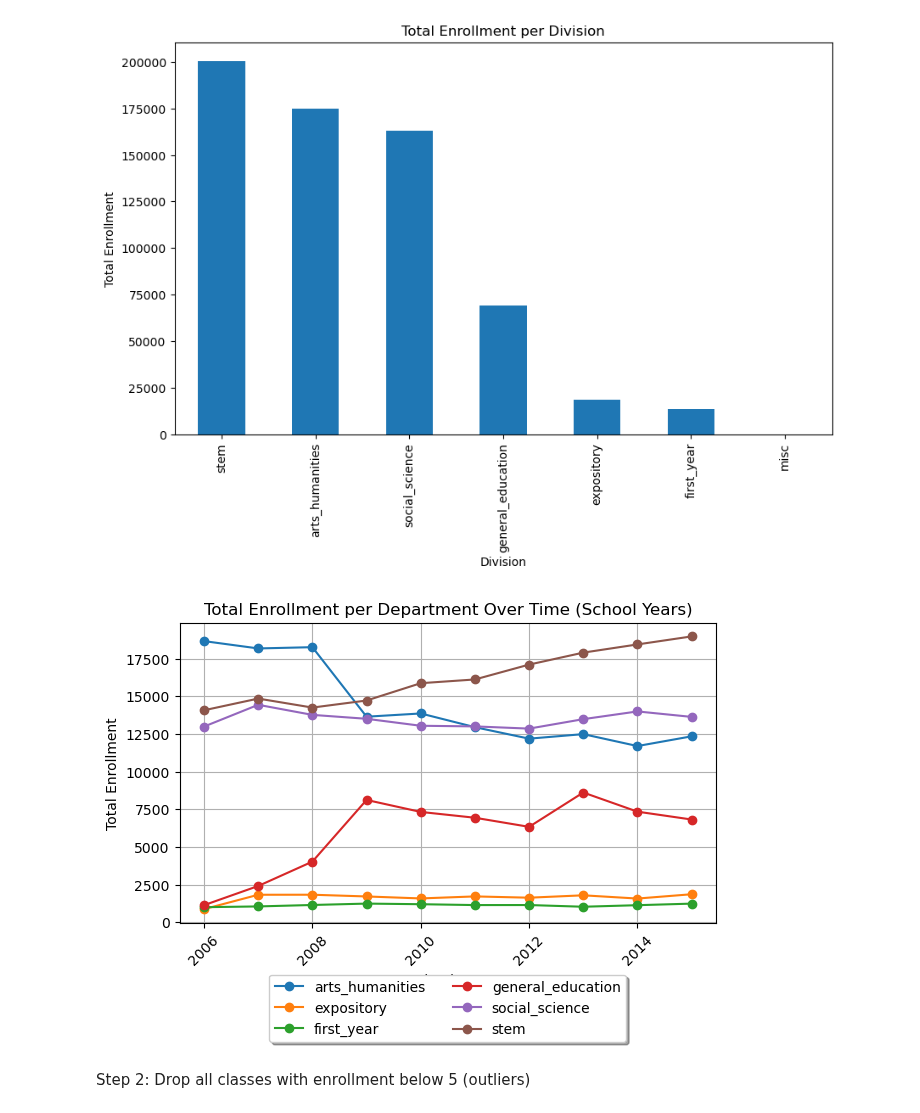
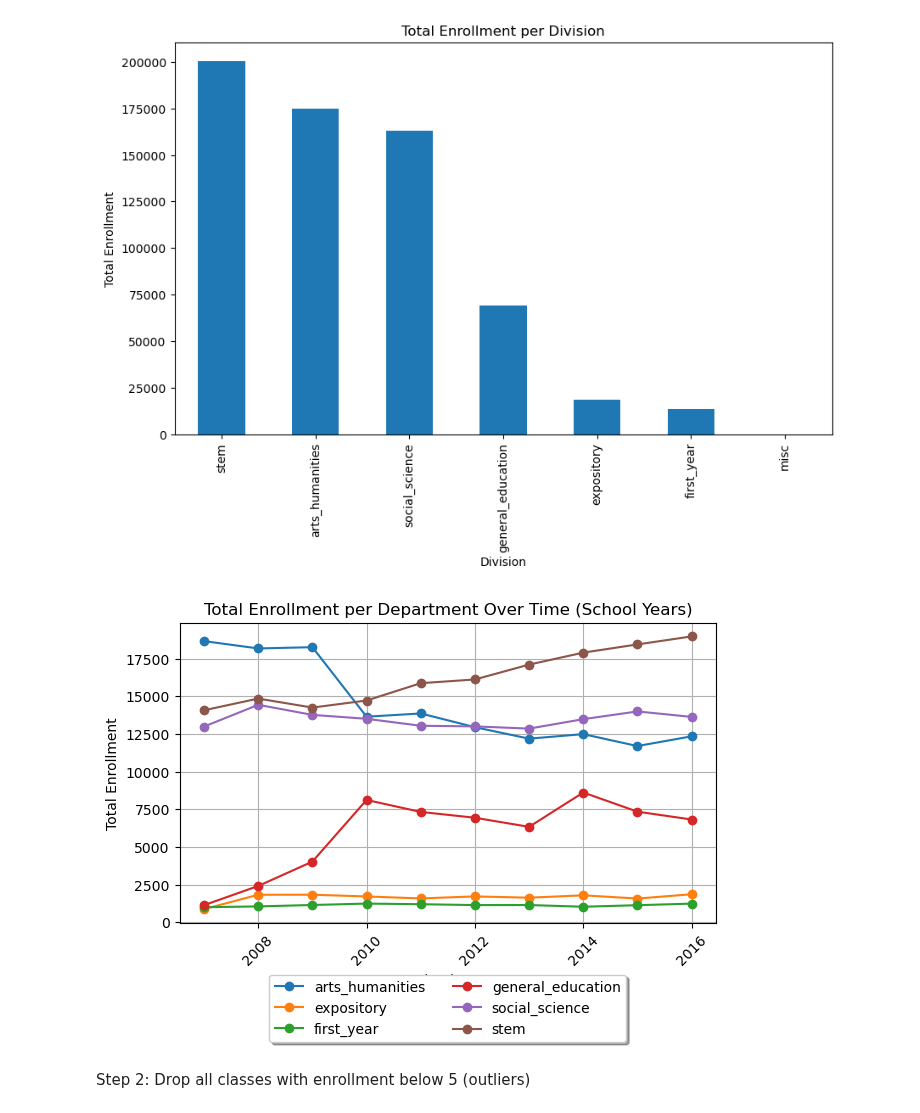
Before and after one commit to MattHAndrews/cs109a_final_project, a Jupyter notebook: Project.ipynb, the cells around one changed output. Cells and saved outputs as stored; diff of their text form; code cells hidden in the pictures.

```diff
--- a/Project.ipynb
+++ b/Project.ipynb
@@ -290,7 +290,7 @@ course_department_map = {
 df_copy["responses"] = pd.to_numeric(df_copy["responses"], errors='coerce', downcast='integer')
 
 df_copy['division'] = np.vectorize(course_department_map.get)(df_copy['department1'])
-df_copy['school_year'] = df_copy.apply(lambda row: str(row['year']) if row['term'] == 'Fall' else str(row['year'] - 1), axis=1)
+df_copy['school_year'] = df_copy.apply(lambda row: str(row['year']) if row['term'] == 'Spring' else str(row['year'] - 1), axis=1)
 df_copy['response_rate'] = df_copy['responses'] / df_copy['enrollment']
 
 
@@ -394,25 +394,25 @@ Text(0, 0.5, 'Total Enrollment')
 # %%
 # Filter out 'misc' department and the years 2005 and 2017
 filtered_df = df_copy[(df_copy['division'] != 'misc') & (df_copy['year'] > 2006) & (df_copy['year'] < 2017)]
 
 # Group by department and school_year and sum enrollment
-grouped_df_filtered = filtered_df.groupby(['division', 'school_year']).agg({'enrollment': 'sum'}).reset_index()
+grouped_df_filtered = filtered_df.groupby(['division', 'year']).agg({'enrollment': 'sum'}).reset_index()
 
 # Pivot the DataFrame for easier plotting
-pivot_df_filtered = grouped_df_filtered.pivot(index='school_year', columns='division', values='enrollment')
+pivot_df_filtered = grouped_df_filtered.pivot(index='year', columns='division', values='enrollment')
 
 # Plotting
 pivot_df_filtered.plot(kind='line', marker='o')
 plt.title('Total Enrollment per Department Over Time (School Years)')
 plt.xlabel('School Year')
 plt.ylabel('Total Enrollment')
 plt.xticks(rotation=45)
 plt.grid(True)
 plt.legend(loc='upper center', bbox_to_anchor=(0.5, -0.15), shadow=True, ncol=2)
 plt.tight_layout()
 plt.show()
 # %% [output]
-[figure, old version]
+[figure, new version]
 # %% [markdown]
 Step 2: Drop all classes with enrollment below 5 (outliers)
 # %%
```
Also changed, not shown: parts of 6 cells of this notebook.
